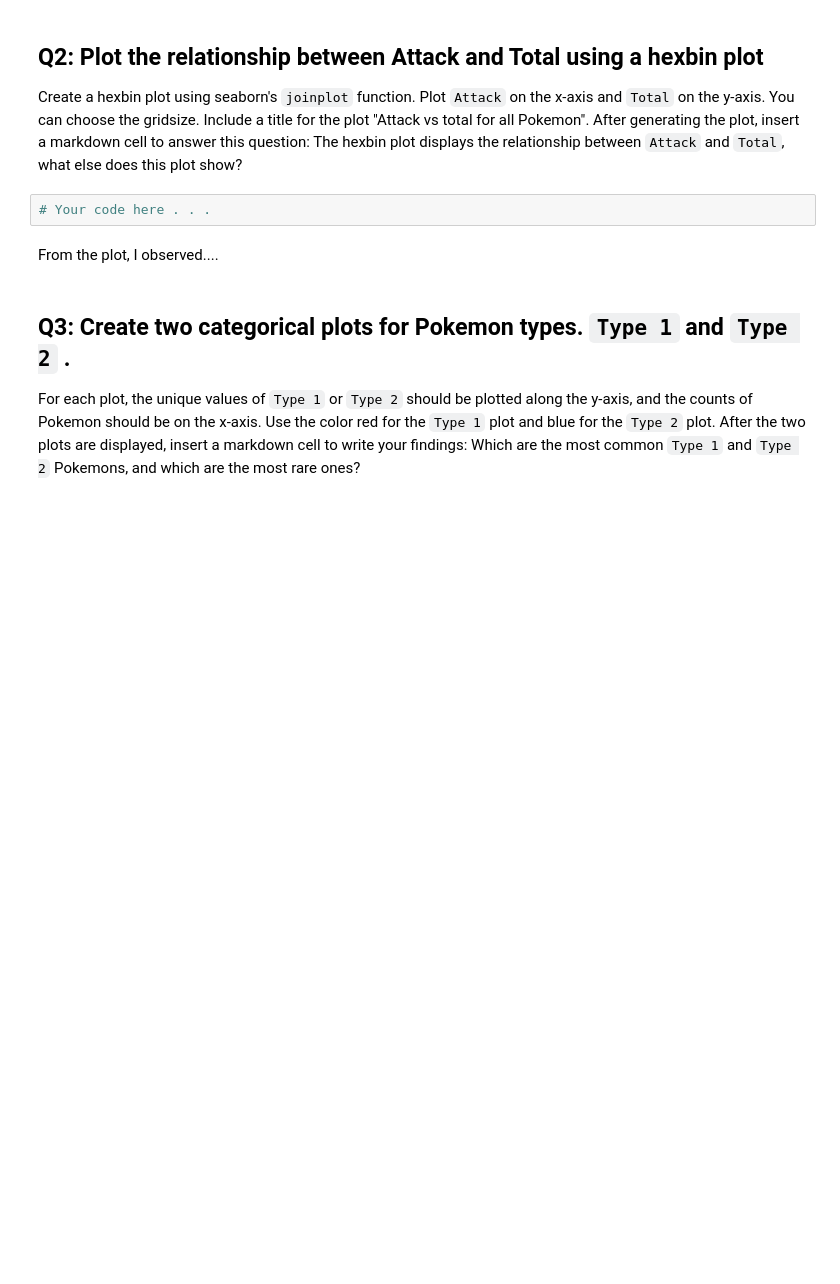
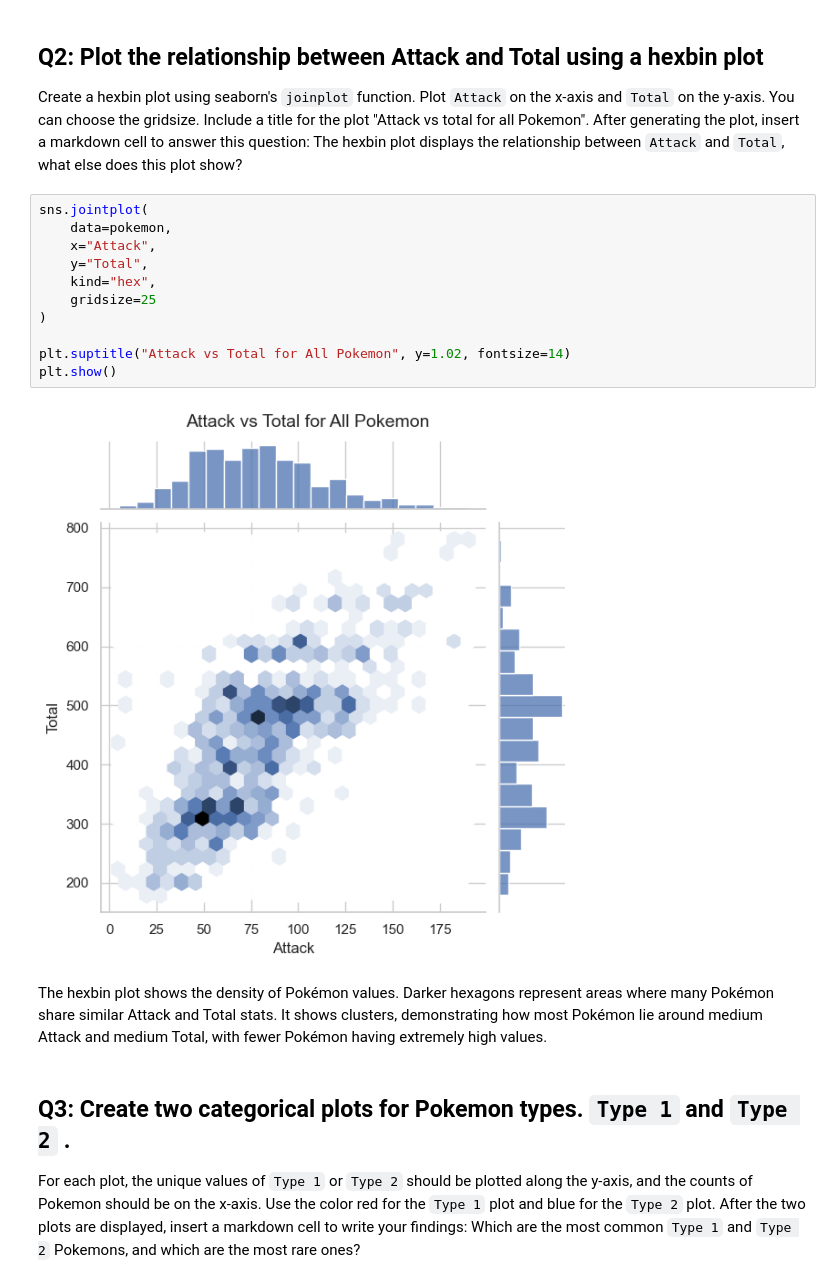
Before and after one commit to CS133-DataVisualization/cl-and-homework-emilytl, a Jupyter notebook: M03_HW03_seaborn.ipynb, the cells around one changed output. Drawn from its saved outputs; the diff is of its cells as text; blank space fills up the shorter version.

```diff
--- a/M03_HW03_seaborn.ipynb
+++ b/M03_HW03_seaborn.ipynb
@@ -37,10 +61,21 @@ Results: There is a positive correlation between `Attack` and `Defense`. The hit
 # %% [markdown]
 ## Q2: Plot the relationship between Attack and Total using a hexbin plot
 Create a hexbin plot using seaborn's `joinplot` function. Plot `Attack` on the x-axis and `Total` on the y-axis. You can choose the gridsize. Include a title for the plot "Attack vs total for all Pokemon". After generating the plot, insert a markdown cell to answer this question: The hexbin plot displays the relationship between `Attack` and `Total`, what else does this plot show?
-# %%
-# Your code here . . .
-# %% [markdown]
-From the plot, I observed....
+# %%
+sns.jointplot(
+    data=pokemon,
+    x="Attack",
+    y="Total",
+    kind="hex",
+    gridsize=25
+)
+
+plt.suptitle("Attack vs Total for All Pokemon", y=1.02, fontsize=14)
+plt.show()
+# %% [output]
+[figure, added]
+# %% [markdown]
+The hexbin plot shows the density of Pokémon values. Darker hexagons represent areas where many Pokémon share similar Attack and Total stats. It shows clusters, demonstrating how most Pokémon lie around medium Attack and medium Total, with fewer Pokémon having extremely high values.
 # %% [markdown]
 ## Q3: Create two categorical plots for Pokemon types. `Type 1` and `Type 2` .
 For each plot, the unique values of `Type 1` or `Type 2` should be plotted along the y-axis, and the counts of Pokemon should be on the x-axis. Use the color red for the `Type 1` plot and blue for the `Type 2` plot. After the two plots are displayed, insert a markdown cell to write your findings: Which are the most common `Type 1` and `Type 2` Pokemons, and which are the most rare ones?
```
Also changed, not shown: parts of 16 cells of this notebook.
